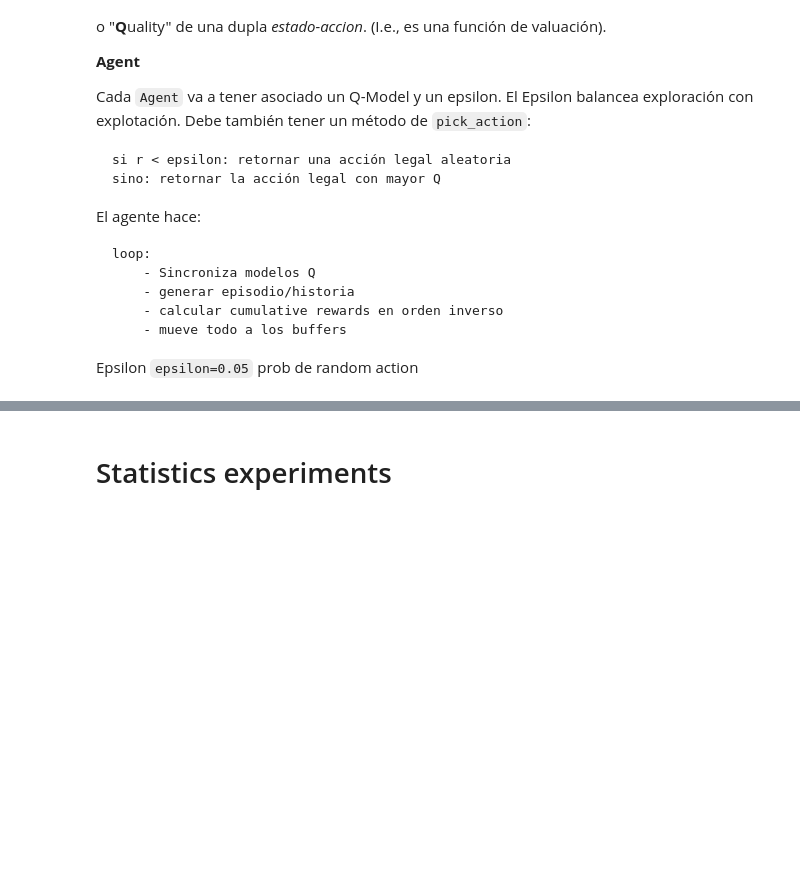
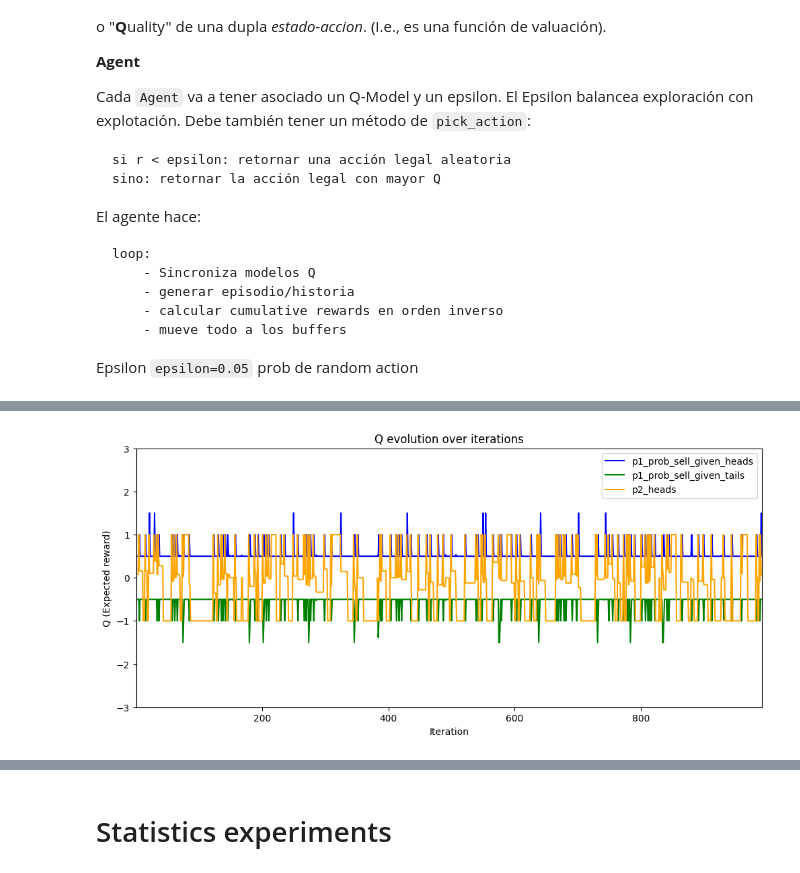
Before and after one commit to filevich/search-imp-info-experiment, a Jupyter notebook: experiment.ipynb, the cells around one changed output, grey strips where cells are left out. Drawn from its saved outputs; the diff is of its cells as text; code cells hidden in the pictures; blank space fills up the shorter version.

```diff
--- a/experiment.ipynb
+++ b/experiment.ipynb
@@ -581,0 +673,6 @@ class Actor():
+# %%
+_sell_given_heads = triplet_to_onehot(player_ix=0, s='heads', a='sell', r=None)[:-1]
+_sell_given_tails = triplet_to_onehot(player_ix=0, s='tails', a='sell', r=None)[:-1]
+_heads = triplet_to_onehot(player_ix=1, s=None, a='heads', r=None)[:-1]
+# %%
+buffer_p1, buffer_p2 = actor.run(Q_p1, Q_p2)
@@ -582,3 +705,78 @@ class Actor():
+# %%
+Q_p1.train(buffer_p1)
+# %%
+Q_p2.train(buffer_p2)
+# %%
+# train
+p1_prob_sell_given_heads_history = []
+p1_prob_sell_given_tails_history = []
+p2_heads_history = []
+
+def track():
+    global p1_prob_sell_given_heads_history, p1_prob_sell_given_tails_history, \
+            p2_heads_history
+    p1_prob_sell_given_heads_history += [Q_p1.predict(_sell_given_heads)]
+    p1_prob_sell_given_tails_history += [Q_p1.predict(_sell_given_tails)]
+    p2_heads_history += [Q_p2.predict(_heads)]
+
+
+# live ploting
+# Initialize the plot
+fig, ax = plt.subplots(1, 1, figsize=(12, 5))
+p1_prob_sell_given_heads_line, = ax.plot([], [], label='p1_prob_sell_given_heads', color='blue')
+p1_prob_sell_given_tails_line, = ax.plot([], [], label='p1_prob_sell_given_tails', color='green')
+p2_heads_line, = ax.plot([], [], label='p2_heads', color='orange')
+ax.set_title("Q evolution over iterations")
+ax.set_xlabel("Iteration")
+ax.set_ylabel("Q (Expected reward)")
+ax.legend()
+
+display(fig) # <- [!]
+
+epochs = 1_000
+for i in range(epochs):
+    track()
+
+    buffer_p1, buffer_p2 = actor.run(Q_p1, Q_p2)
+    Q_p1.train(buffer_p1)
+    Q_p2.train(buffer_p2)
+
+    if i % 10 == 0:
+
+        # a = p1_prob_sell_given_heads_history[-1]
+        # b = p1_prob_sell_given_tails_history[-1]
+        # c = p2_heads_history[-1]
+        # print(f"{i} - {a} | {b} | {c}")
+
+        # Update the plot
+        clear_output(wait=True)
+        p1_prob_sell_given_heads_line.set_data(range(1, len(p1_prob_sell_given_heads_history) + 1), p1_prob_sell_given_heads_history)
+        p1_prob_sell_given_tails_line.set_data(range(1, len(p1_prob_sell_given_tails_history) + 1), p1_prob_sell_given_tails_history)
+        p2_heads_line.set_data(range(1, len(p2_heads_history) + 1), p2_heads_history)
+
+        # Adjust plot
+        f = 2
+        ax.set_xlim(1, (i+1))
+        ax.set_ylim(
+            min(
+                min(p1_prob_sell_given_heads_history),
+                min(p1_prob_sell_given_tails_history),
+                min(p2_heads_history),
+            ) * f,
+            max(
+                max(p1_prob_sell_given_heads_history),
+                max(p1_prob_sell_given_tails_history),
+                max(p2_heads_history),
+            ) * f
+        )
+
+    # Render plot
+    clear_output(wait=True)
+    display(fig)
+
+plt.close()
+# %% [output]
+[figure, added]
 # %%
 # QModel
 
```
Also changed, not shown: parts of 30 cells of this notebook.
